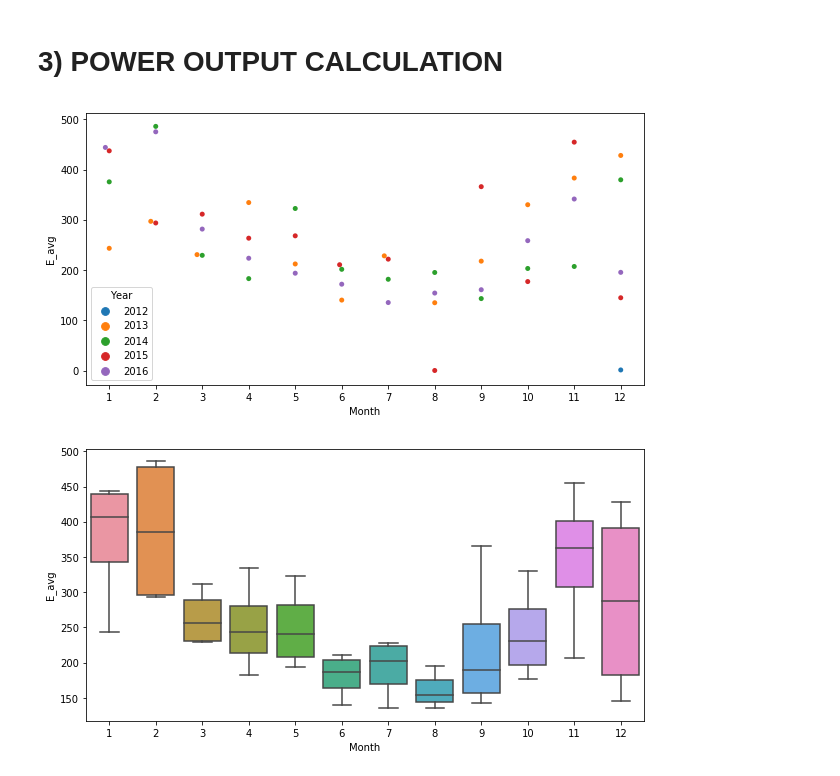
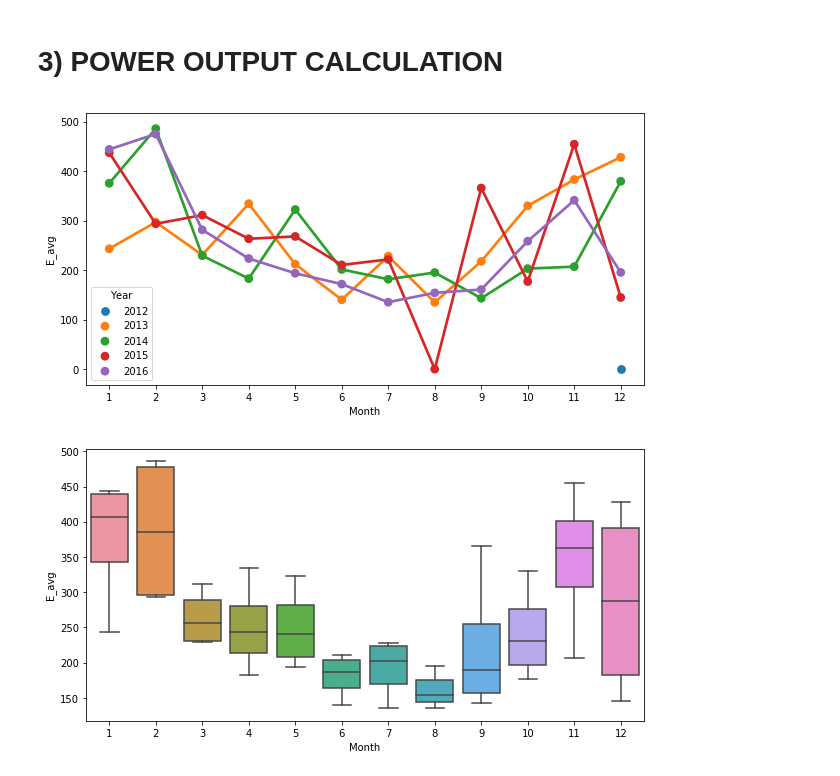
Before and after one commit to matteobonanomi/dsnd-wind-farm, a Jupyter notebook: wind_turbine.ipynb, the cells around one changed output. Cells and saved outputs as stored; diff of their text form; code cells hidden in the pictures.

```diff
--- a/wind_turbine.ipynb
+++ b/wind_turbine.ipynb
@@ -120,10 +120,10 @@ df_energy.reset_index(inplace=True)
 # %%
 fig, ax = plt.subplots()
 fig.set_size_inches(10, 5)
-sns.catplot(x="Month", y="E_avg", hue="Year", kind="swarm", data=df_energy, ax = ax)
+sns.catplot(x="Month", y="E_avg", hue="Year", kind="point", data=df_energy, ax = ax, aspect = 1)
 plt.close(2)
 # %% [output]
-[figure, old version]
+[figure, new version]
 # %%
 df_energy_boxplot = df_energy[df_energy.E_avg > 10]
 # %%
```
Also changed, not shown: parts of 1 cell of this notebook, 1 other file.
